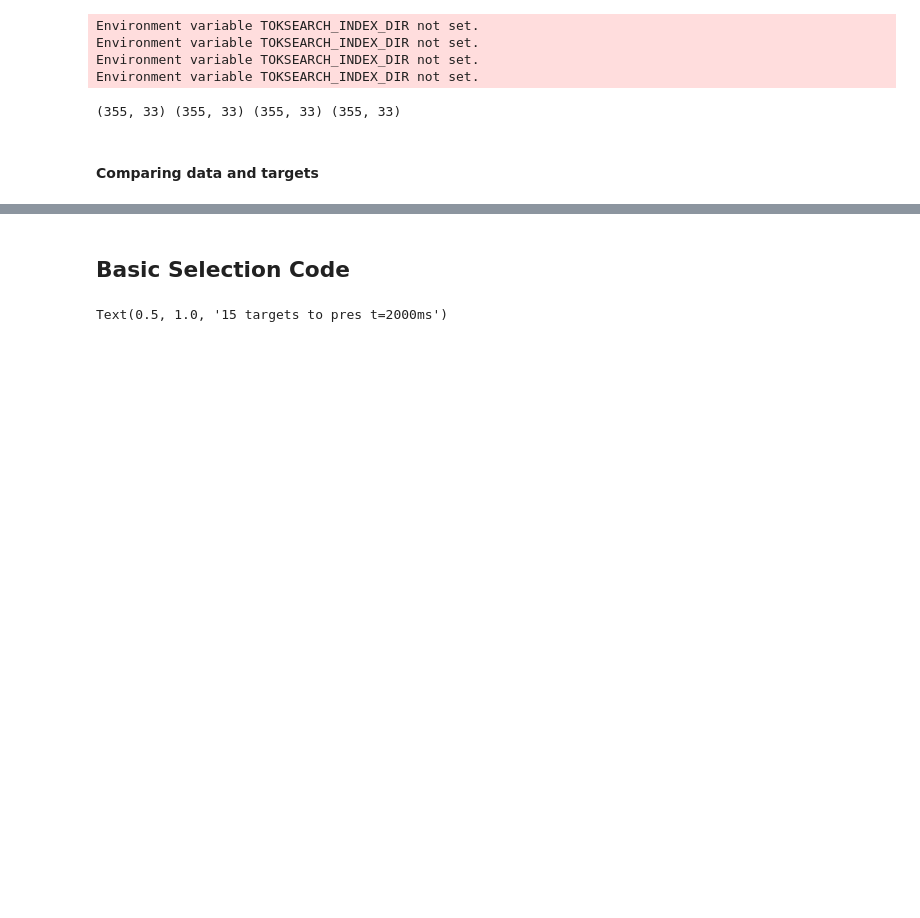
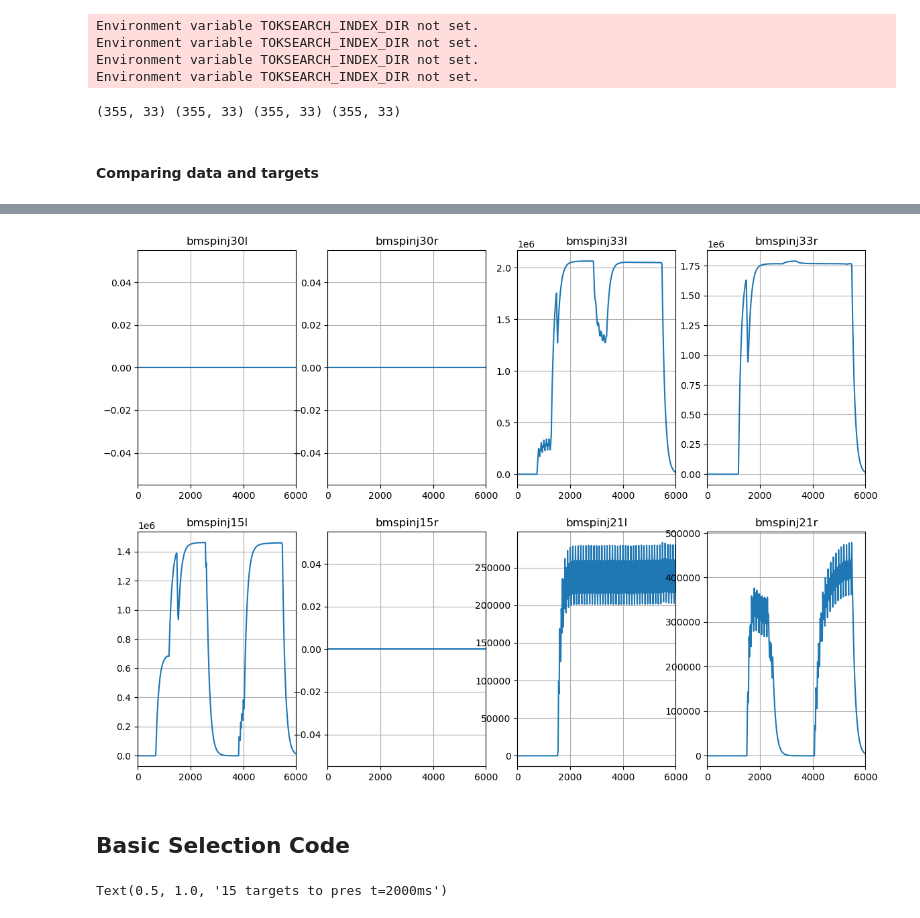
Before and after one commit to rohit-sonker/rl_prof_control_exp, a Jupyter notebook: real-time_selection.ipynb, the cells around one changed output, grey strips where cells are left out. Saved outputs shown, nothing was run; the diff lists cells and outputs as text; code cells hidden in the pictures; blank space fills up the shorter version.

```diff
--- a/real-time_selection.ipynb
+++ b/real-time_selection.ipynb
@@ -419,3 +509,15 @@ Text(0.5, 0.98, 'Actuator Signals | Shot: 206586 | Tau: 1500')
+# %%
+## Beams individual
+fig, axes = plt.subplots(2, 4, figsize=(14, 10))
+axes = axes.ravel()
+
+for i, signal in enumerate(['bmspinj30l', 'bmspinj30r', 'bmspinj33l', 'bmspinj33r','bmspinj15l', 'bmspinj15r','bmspinj21l', 'bmspinj21r']):
+    axes[i].plot(act_data[signal+'_time'], act_data[signal], label=signal)
+    axes[i].set_title(signal)
+    axes[i].set_xlim(0, 6000)
+    axes[i].grid(True)
+# %% [output]
+[figure, added]
 # %%
 ## FULL PROFILE PLOTS -- COMMENTED OUT FOR NOW
 
```
Also changed, not shown: parts of 13 cells of this notebook, 20 other files.
